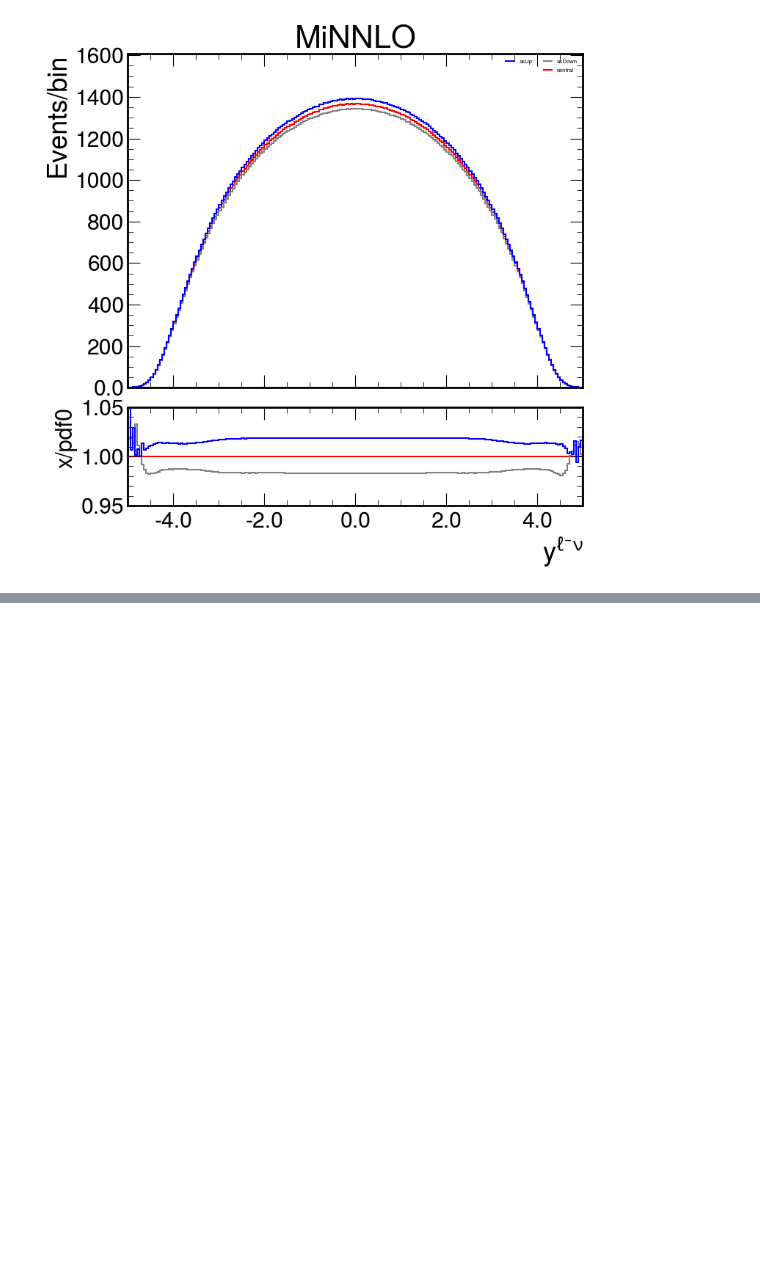
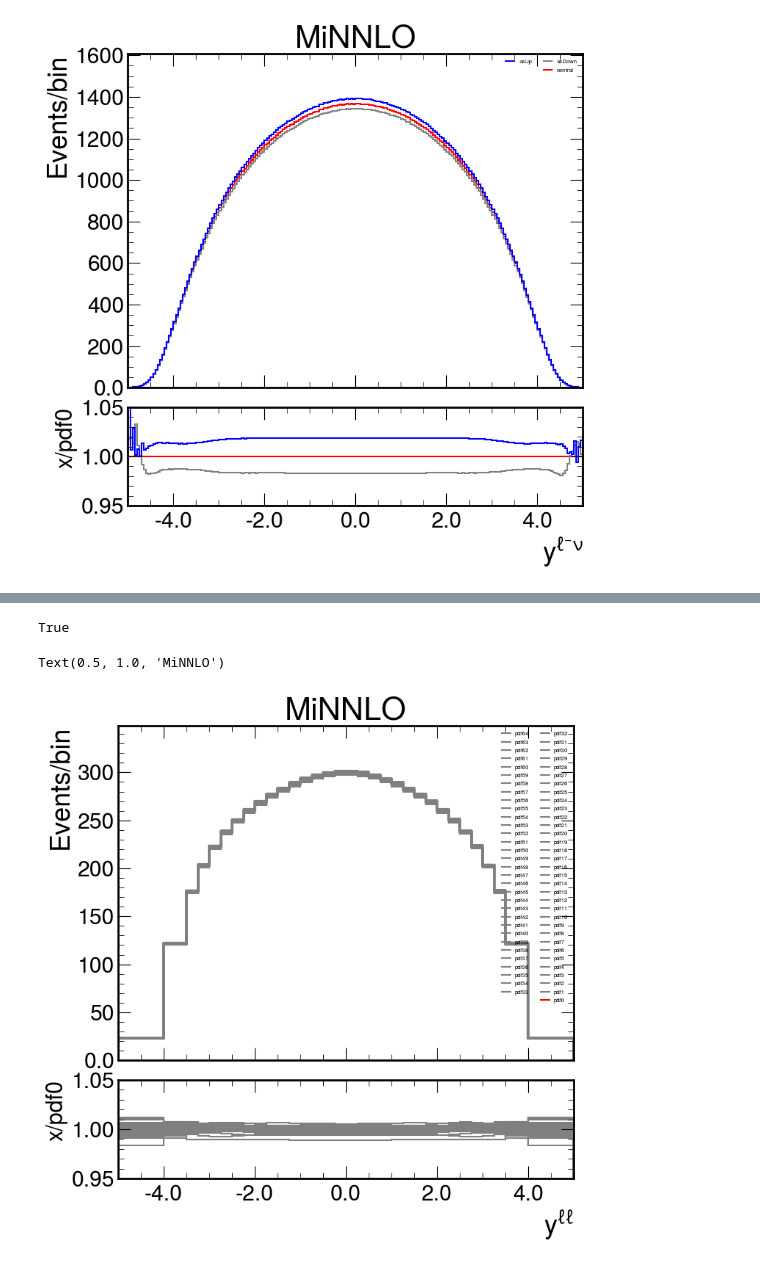
Before and after one commit to bendavid/WRemnants, a Jupyter notebook: notebooks/CompareCorrections.ipynb, the cells around one changed output, grey strips where cells are left out. Saved outputs shown, nothing was run; the diff lists cells and outputs as text; code cells hidden in the pictures; blank space fills up the shorter version.

```diff
--- a/notebooks/CompareCorrections.ipynb
+++ b/notebooks/CompareCorrections.ipynb
@@ -25,6 +26,7 @@ minnlo_wm_pdf = input_tools.read_and_scale(genfile, "WminusmunuPostVFP", "nomina
 minnlo_wm_pdfas = input_tools.read_and_scale(genfile, "WminusmunuPostVFP", "nominal_gen_pdfMSHT20alphaS002", calculate_lumi=False, scale=1)
 minnlo_wp = input_tools.read_and_scale(genfile, "WplusmunuPostVFP", "nominal_gen", calculate_lumi=False, scale=1)
 minnlo_z = input_tools.read_and_scale(genfile, "ZmumuPostVFP", "nominal_gen", calculate_lumi=False, scale=1)
+minnlo_z_pdf = input_tools.read_and_scale(genfile, "ZmumuPostVFP", "nominal_gen_pdfMSHT20", calculate_lumi=False, scale=1)
 # %%
 scetlib_n3ll_wm = input_tools.read_scetlib_hist("/scratch/shared/TheoryPredictions/ScetlibFiles/inclusive_Wm_MSHT20_tnp_combined.pkl", nonsing="")
 # %% [output]
@@ -215,0 +244,25 @@ Hist(
+# %%
+all("pdf" in x for x in scetlibZ_pdf.axes["vars"])
+# %% [output]
+True
+# %%
+s = hist.tag.Slicer()
+minnlo_z_pdf_rebin = hh.rebinHist(minnlo_z_pdf, "y", scetlibZ_pdf.axes["Y"].edges)
+fig = plot_tools.makePlotWithRatioToRef(
+            [
+                minnlo_z_pdf_rebin[{"pdfVar" : x}].project("y") for x in minnlo_wm_pdf.axes["pdfVar"]
+            ],
+            labels=list(scetlibZ_pdf.axes["vars"]),
+            colors=["red"]+(["grey"]*len(scetlibZ_pdf.axes["vars"]))[:-1],
+            #linestyles=["solid", "solid", "solid", "dashed", "dashdot", "solid", "solid"],
+            xlabel=r"$y^{\ell\ell}$",
+            ylabel="Events/bin",
+            rlabel="x/pdf0",
+            legtext_size=8,
+            rrange=[0.95, 1.05],
+            yscale=1.1,
+            xlim=None, binwnorm=1.0, baseline=True)
+fig.get_axes()[0].set_title("MiNNLO")
+# %% [output]
+Text(0.5, 1.0, 'MiNNLO')
+[figure, added]
```
Also changed, not shown: parts of 17 cells of this notebook, 2 other files.
